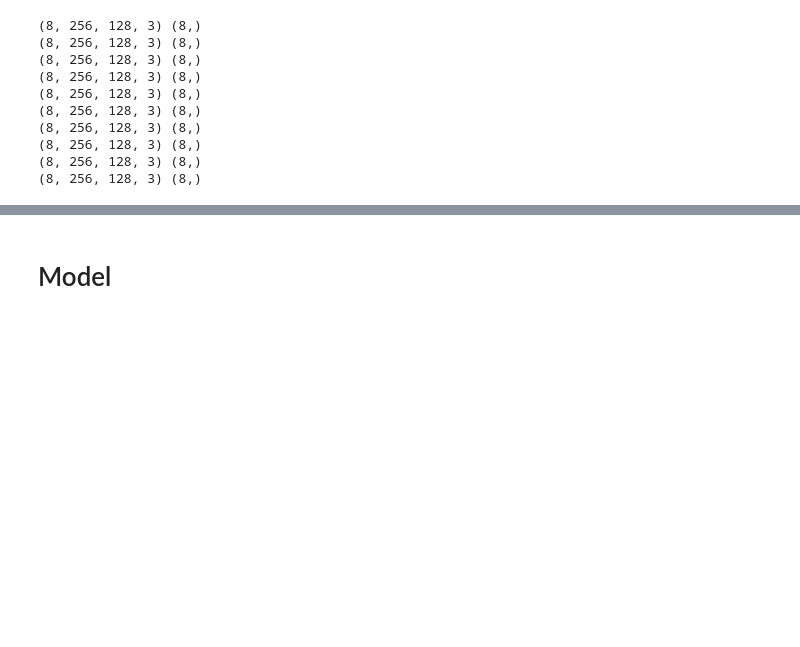
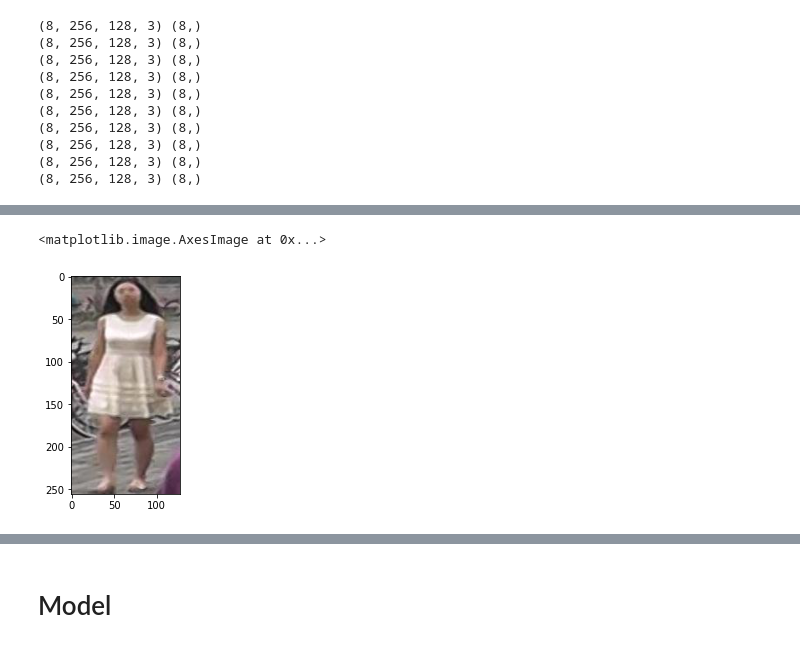
Before and after one commit to abojja9/SiamesePersonReID, a Jupyter notebook: siamese.ipynb, the cells around one changed output, grey strips where cells are left out. Drawn from its saved outputs; the diff is of its cells as text; code cells hidden in the pictures; blank space fills up the shorter version.

```diff
--- a/siamese.ipynb
+++ b/siamese.ipynb
@@ -131,6 +120,6 @@ Use `for ... in dataset:` to iterate over a dataset. If using `tf.estimator`, re
 # %%
 sess = tf.Session()
-# %%
-sess.run(reset_info)
+# %%
+handle_train = sess.run(iter_handle)
 # %%
 for i in range(10):
@@ -178,3 +157,8 @@ plt.imshow(a)
+# %%
+plt.imshow(b)
+# %% [output]
+<matplotlib.image.AxesImage at 0x...>
+[figure, added]
 # %%
 a.min(), a.max()
 # %% [output]
```
Also changed, not shown: parts of 15 cells of this notebook, 2 other files.
